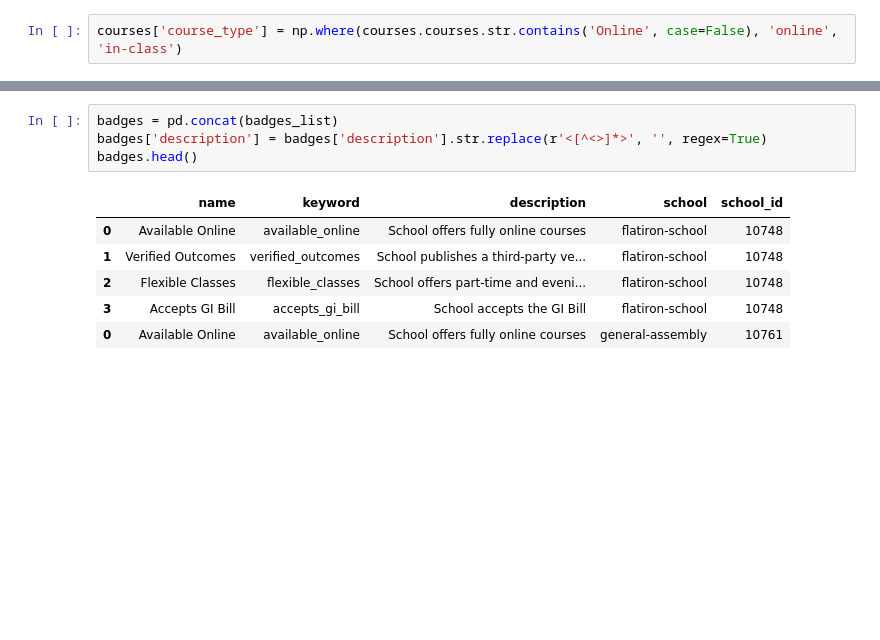
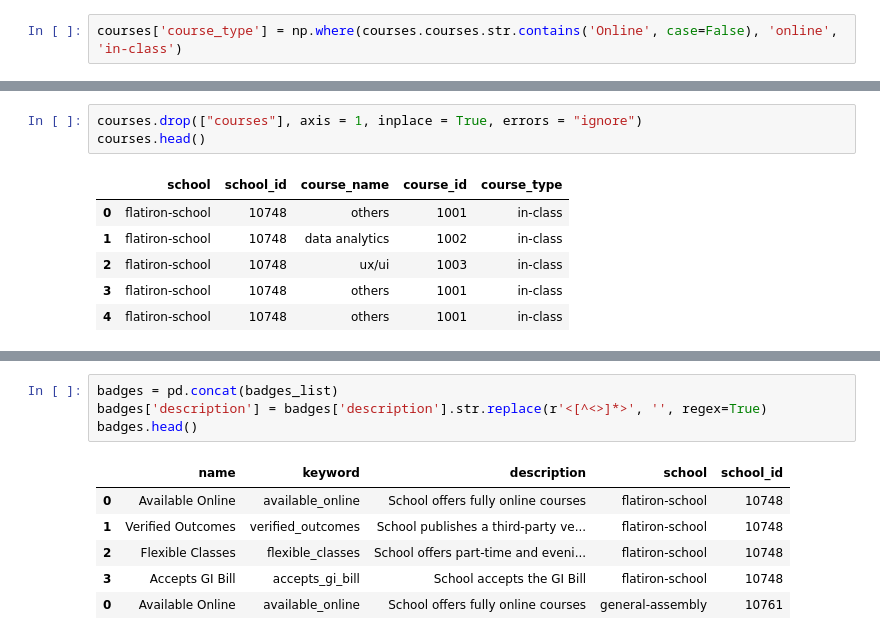
Before and after one commit to ekraj-pok/sql-project, a Jupyter notebook: main.ipynb, the cells around one changed output, grey strips where cells are left out. Cells and saved outputs as stored; diff of their text form; blank space fills up the shorter version.

```diff
--- a/main.ipynb
+++ b/main.ipynb
@@ -291 +294,11 @@ courses.head(20)
+# %%
+courses.drop(["courses"], axis = 1, inplace = True, errors = "ignore")
+courses.head()
+# %% [output]
+|  | school | school_id | course_name | course_id | course_type |
+| 0 | flatiron-school | 10748 | others | 1001 | in-class |
+| 1 | flatiron-school | 10748 | data analytics | 1002 | in-class |
+| 2 | flatiron-school | 10748 | ux/ui | 1003 | in-class |
+| 3 | flatiron-school | 10748 | others | 1001 | in-class |
+| 4 | flatiron-school | 10748 | others | 1001 | in-class |
 # %%
```
Also changed, not shown: parts of 7 cells of this notebook, 4 other files.
